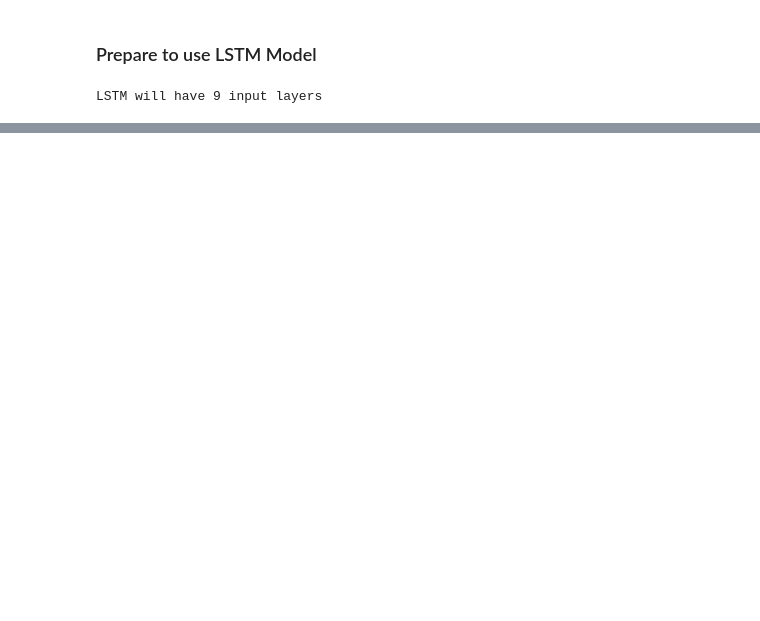
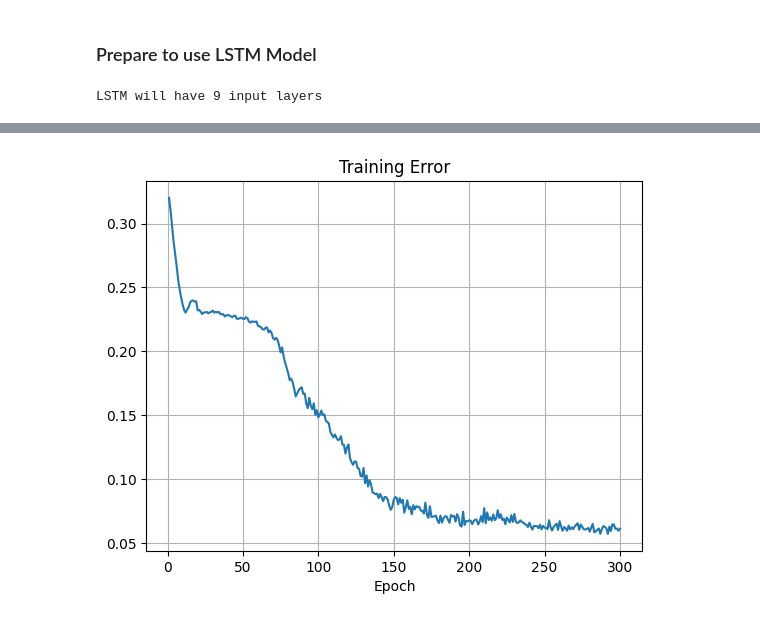
Before and after one commit to dillonallen92/CSUF-Project-Code, a Jupyter notebook: Project/code/notebooks/aug21_testing_notebook.ipynb, the cells around one changed output, grey strips where cells are left out. Saved outputs shown, nothing was run; the diff lists cells and outputs as text; code cells hidden in the pictures; blank space fills up the shorter version.

```diff
--- a/Project/code/notebooks/aug21_testing_notebook.ipynb
+++ b/Project/code/notebooks/aug21_testing_notebook.ipynb
@@ -290,0 +295,7 @@ plt.show()
+# %%
+plt.plot(np.linspace(1, len(h['train_loss']), len(h['train_loss'])), h['train_loss'])
+plt.title("Training Error")
+plt.xlabel("Epoch")
+plt.grid(True)
+# %% [output]
+[figure, added]
```
Also changed, not shown: parts of 12 cells of this notebook.
